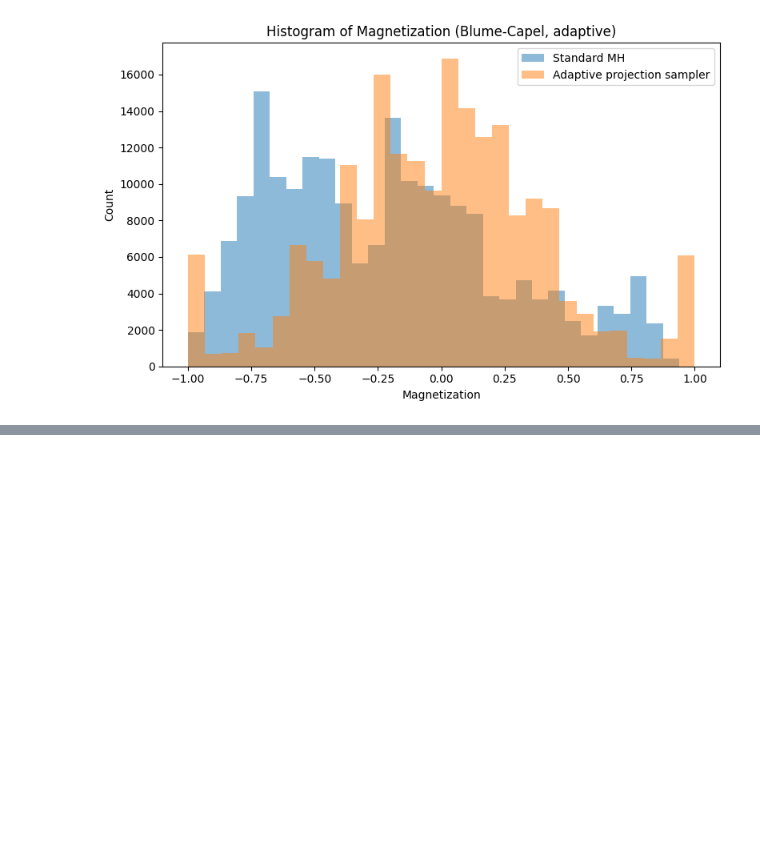
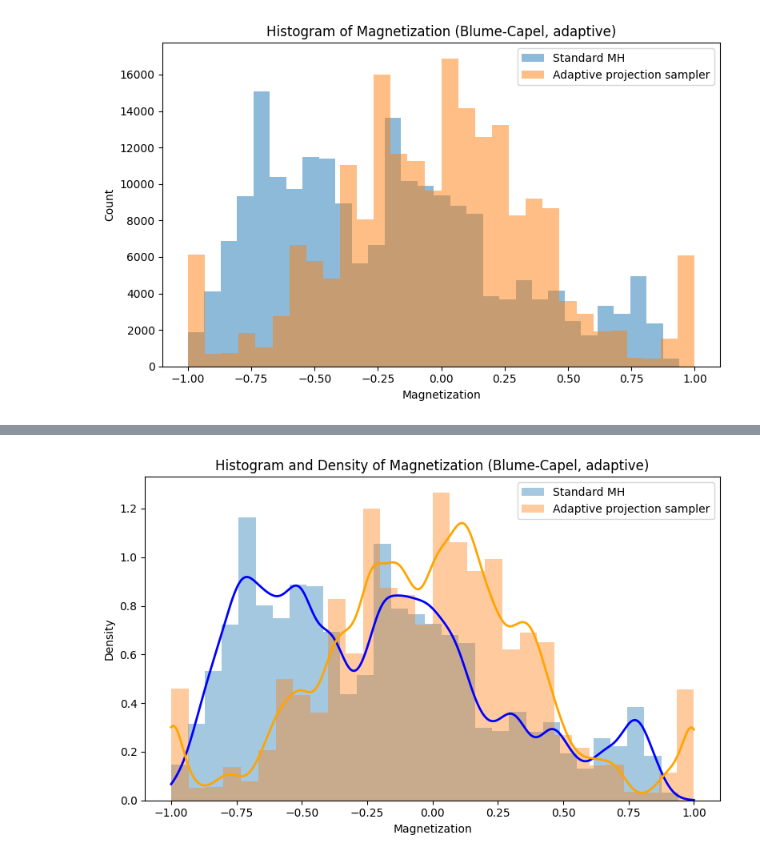
Before and after one commit to mchchoi/permutation, a Jupyter notebook: Blume-Capel/Blume-Capel_adaptive.ipynb, the cells around one changed output, grey strips where cells are left out. Drawn from its saved outputs; the diff is of its cells as text; code cells hidden in the pictures; blank space fills up the shorter version.

```diff
--- a/Blume-Capel/Blume-Capel_adaptive.ipynb
+++ b/Blume-Capel/Blume-Capel_adaptive.ipynb
@@ -134,0 +206,29 @@ plt.show()
+# %%
+import matplotlib.pyplot as plt
+from scipy.stats import gaussian_kde
+import numpy as np
+
+# Compute KDEs
+kde_std = gaussian_kde(mag_std)
+kde_proj = gaussian_kde(mag_mod)
+
+x_vals = np.linspace(min(np.min(mag_std), np.min(mag_mod)),
+                     max(np.max(mag_std), np.max(mag_mod)), 500)
+
+# Plot histograms with density=True and overlay KDE curves
+plt.figure(figsize=(8, 5))
+plt.hist(mag_std, bins=30, alpha=0.4, label='Standard MH', density=True)
+plt.hist(mag_mod, bins=30, alpha=0.4, label='Adaptive projection sampler', density=True)
+
+plt.plot(x_vals, kde_std(x_vals), color='blue', lw=2, label='_nolegend_')
+plt.plot(x_vals, kde_proj(x_vals), color='orange', lw=2, label='_nolegend_')
+
+plt.xlabel('Magnetization')
+plt.ylabel('Density')
+plt.title('Histogram and Density of Magnetization (Blume-Capel, adaptive)')
+plt.legend(loc='upper right')
+plt.tight_layout()
+plt.savefig('BC_histogram_density_adaptive.png')
+plt.show()
+# %% [output]
+[figure, added]
```
Also changed, not shown: parts of 3 cells of this notebook.
